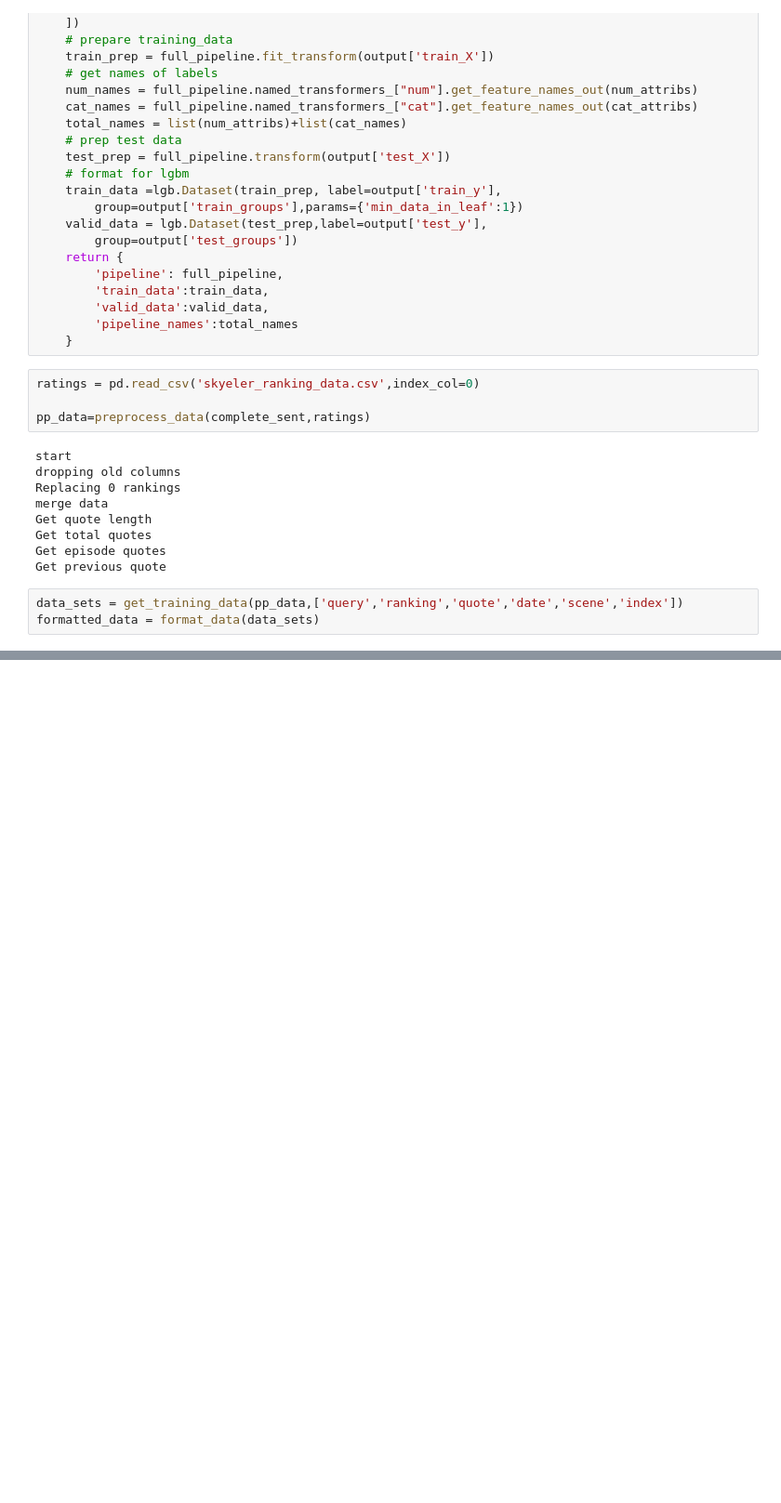
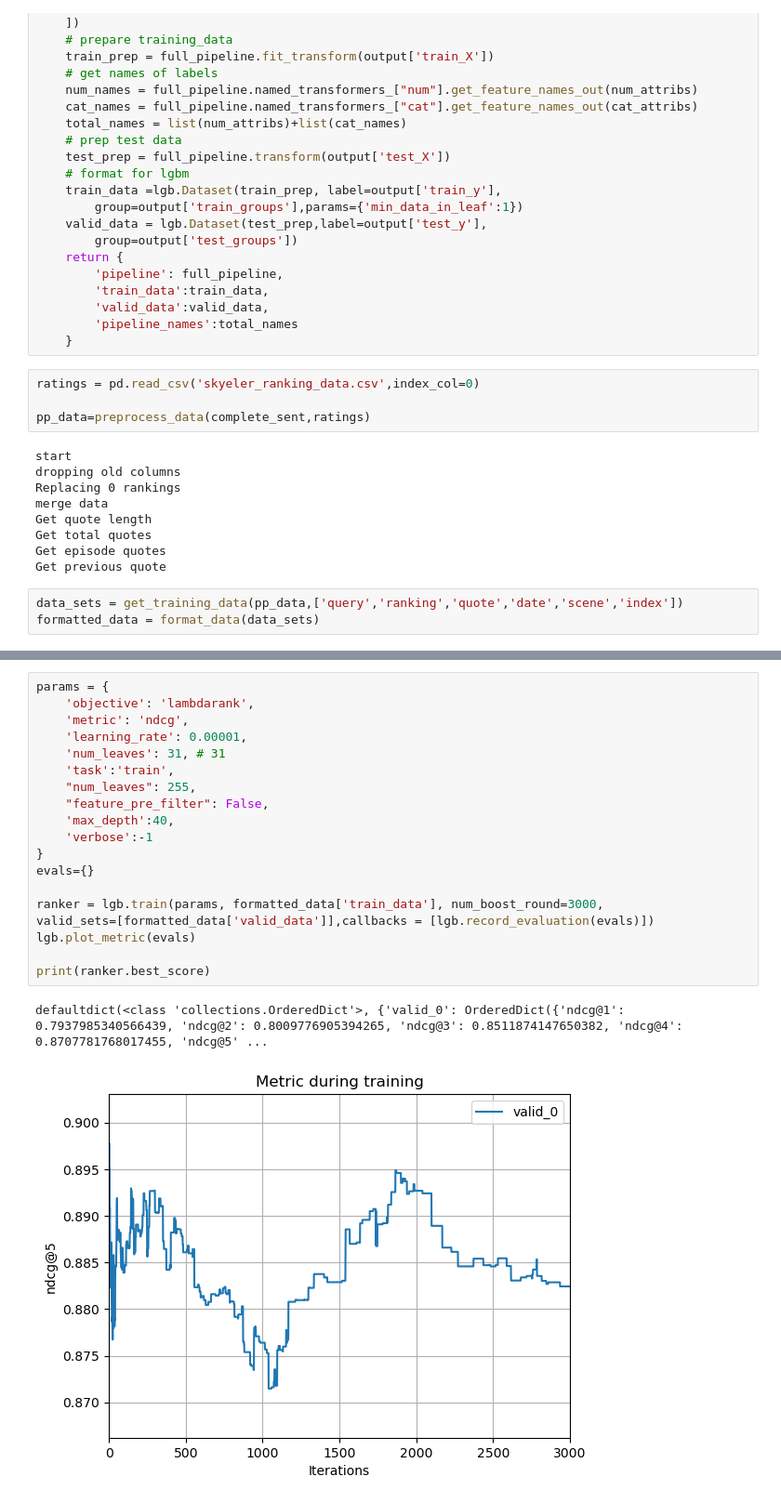
Before and after one commit to scmcqueen/StarTrek_SearchEngine, a Jupyter notebook: learn2rank.ipynb, the cells around one changed output, grey strips where cells are left out. Shown at 93% size. Cells and saved outputs as stored; diff of their text form; blank space fills up the shorter version.

```diff
--- a/learn2rank.ipynb
+++ b/learn2rank.ipynb
@@ -388,0 +394,22 @@ formatted_data['pipeline_names'][0],formatted_data['pipeline_names'][4],formatte
+# %%
+params = {
+    'objective': 'lambdarank',
+    'metric': 'ndcg',
+    'learning_rate': 0.00001,
+    'num_leaves': 31, # 31
+    'task':'train',
+    "num_leaves": 255,
+    "feature_pre_filter": False,
+    'max_depth':40,
+    'verbose':-1
+}
+evals={}
+
+ranker = lgb.train(params, formatted_data['train_data'], num_boost_round=3000,
+valid_sets=[formatted_data['valid_data']],callbacks = [lgb.record_evaluation(evals)])
+lgb.plot_metric(evals)
+
+print(ranker.best_score)
+# %% [output]
+defaultdict(<class 'collections.OrderedDict'>, {'valid_0': OrderedDict({'ndcg@1': 0.7937985340566439, 'ndcg@2': 0.8009776905394265, 'ndcg@3': 0.8511874147650382, 'ndcg@4': 0.8707781768017455, 'ndcg@5' ...
+[figure, added]
```
Also changed, not shown: parts of 10 cells of this notebook, 1 other file.
